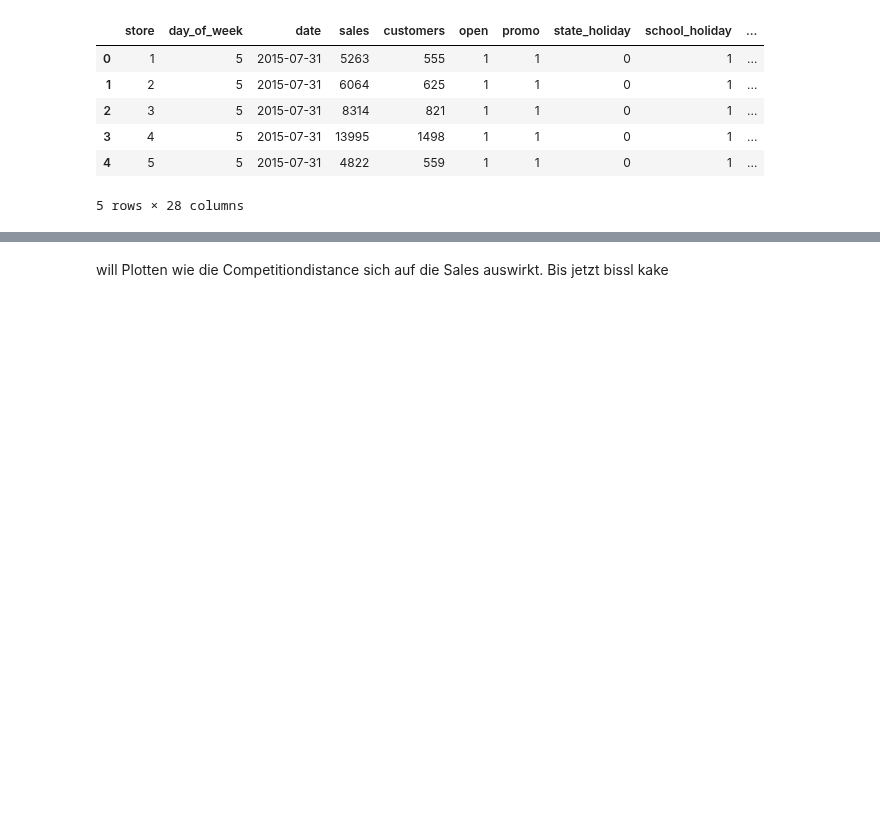
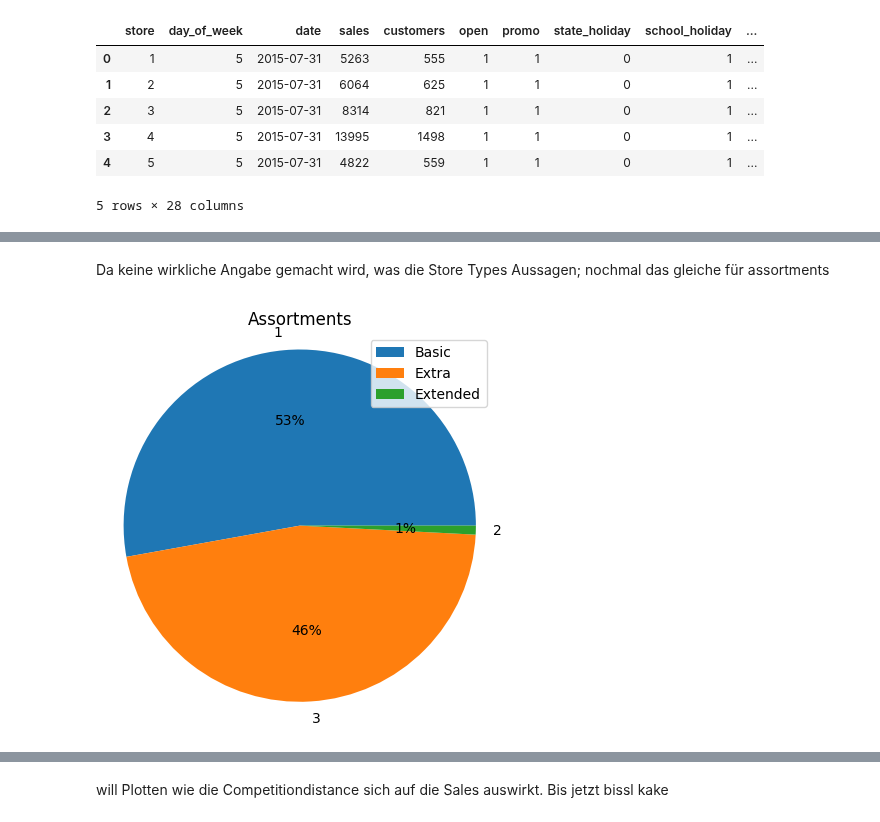
Before and after one commit to Bratpfannengamer/Rossmann, a Jupyter notebook: notebookV2_Lasse.ipynb, the cells around one changed output, grey strips where cells are left out. Drawn from its saved outputs; the diff is of its cells as text; code cells hidden in the pictures; blank space fills up the shorter version.

```diff
--- a/notebookV2_Lasse.ipynb
+++ b/notebookV2_Lasse.ipynb
@@ -256,0 +268,13 @@ df_train_store.head()
+# %% [markdown]
+Da keine wirkliche Angabe gemacht wird, was die Store Types Aussagen; nochmal das gleiche für assortments
+# %%
+#create a pie chart of the different assortments
+df_train_store['assortment'].value_counts().plot(kind='pie', autopct='%1.0f%%', figsize=(5,5))
+plt.axis('equal')
+plt.title('Assortments')
+plt.ylabel('')
+#make a legend where 1 is basic, 2 is extra and 3 is extended
+plt.legend(['Basic', 'Extra', 'Extended'])
+plt.show()
+# %% [output]
+[figure, added]
```
Also changed, not shown: parts of 12 cells of this notebook.
